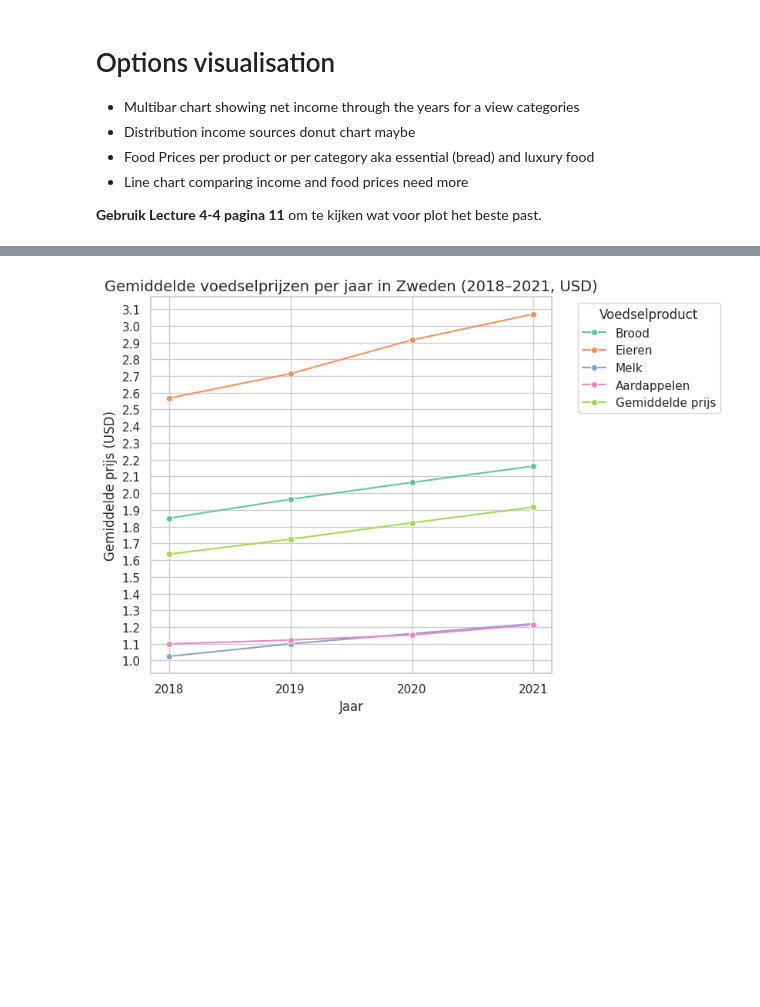
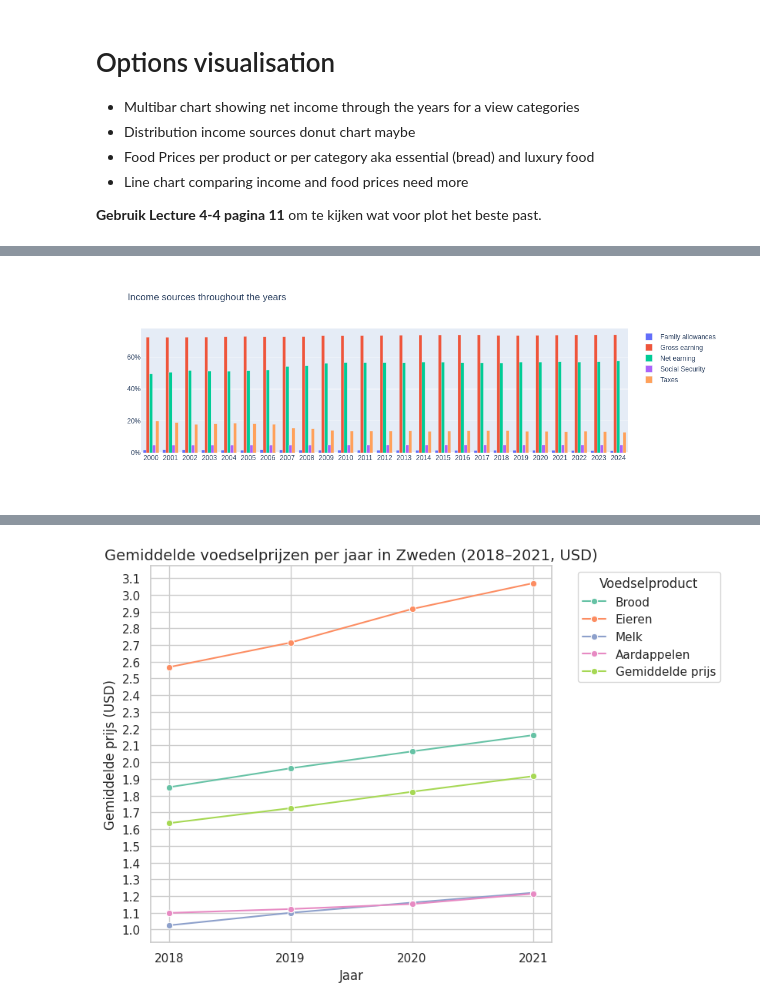
Before and after one commit to prox05/IV-KI-2025, a Jupyter notebook: docs/notebook.ipynb, the cells around one changed output, grey strips where cells are left out. Cells and saved outputs as stored; diff of their text form; code cells hidden in the pictures; blank space fills up the shorter version.

```diff
--- a/docs/notebook.ipynb
+++ b/docs/notebook.ipynb
@@ -113,0 +114,24 @@ plt.show()
+# %%
+grouped = income.pivot_table(index="TIME_PERIOD", columns="estruct", values="OBS_VALUE")
+fig_grouped = go.Figure()
+
+for estruct in grouped.columns:
+    if estruct != 'Total':
+        fig_grouped.add_trace(go.Bar(name=estruct,
+            x=grouped.index,
+            y=grouped[estruct] / grouped['Total']
+        ))
+
+fig_grouped.update_layout(
+    barmode="group",
+     xaxis=go.layout.XAxis(
+        type='category' # the type for the x axis is categorical
+    ),
+    yaxis=go.layout.YAxis(
+        tickformat=',.0%', # show as percentage
+    ),
+    title="Income sources throughout the years",
+    height=400)
+fig_grouped.show()
+# %% [output]
+[figure, added]
```
Also changed, not shown: parts of 6 cells of this notebook, 14 other files.
